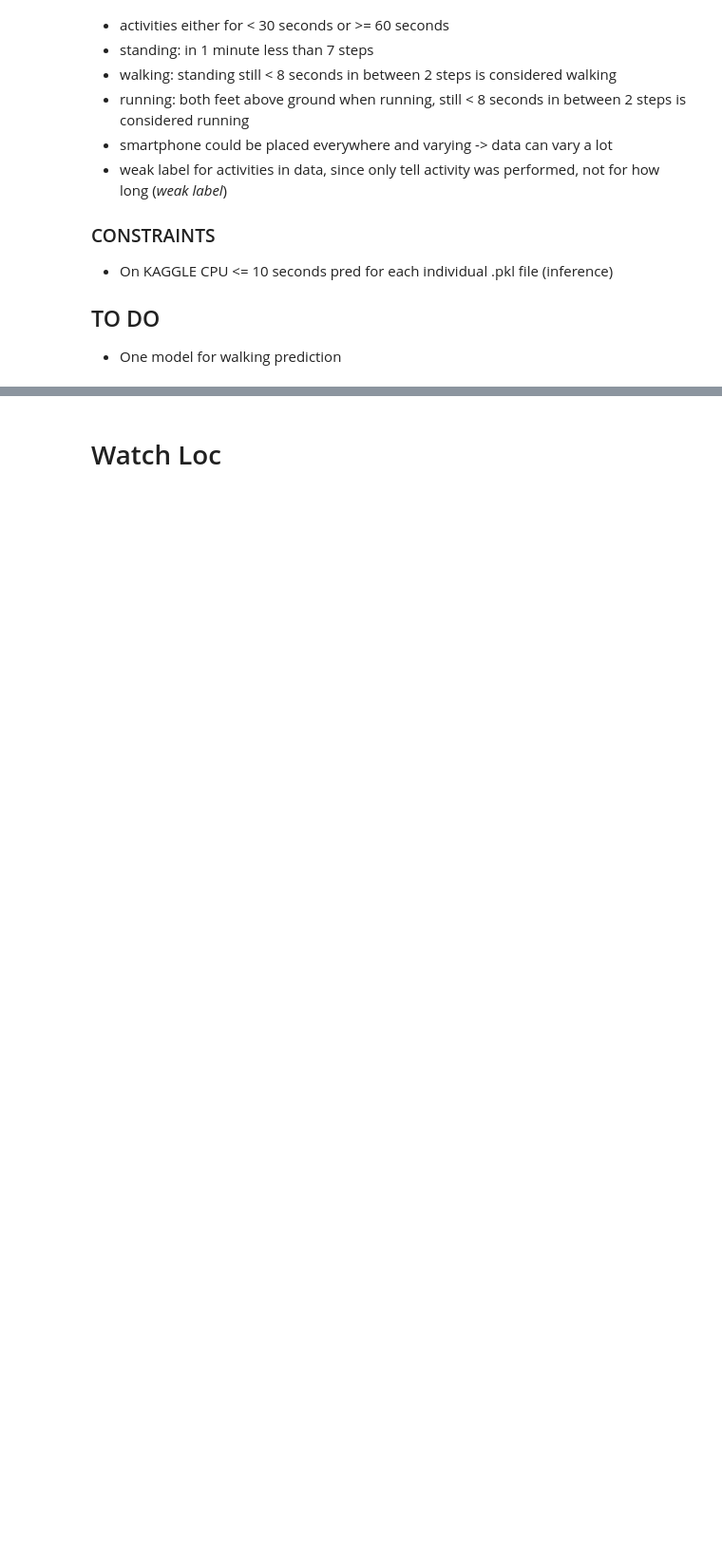
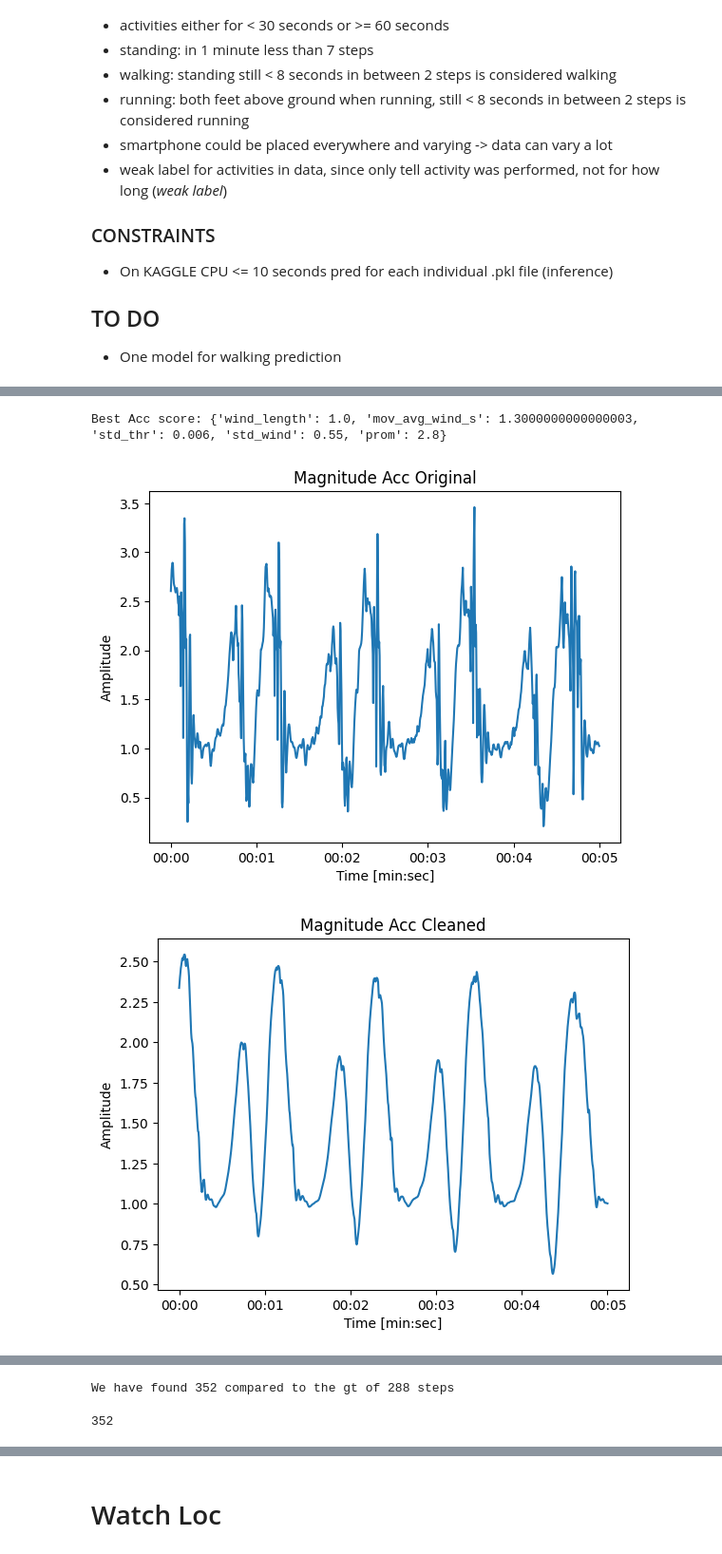
Before and after one commit to vstrozzi/mhealth2024, a Jupyter notebook: workspace.ipynb, the cells around one changed output, grey strips where cells are left out. Shown: that part at 95% size. Cells and saved outputs as stored; diff of their text form; code cells hidden in the pictures; blank space fills up the shorter version.

```diff
--- a/workspace.ipynb
+++ b/workspace.ipynb
@@ -223,0 +69,33 @@ Note: This change is only executed locally and not saved to the pkl file. Everyt
+# %%
+SAMPLING_RATE = 200
+# %%
+def plot_signal(signal, title, ylabel, sampling_rate=SAMPLING_RATE, peaks=[]):
+    x = np.linspace(0, len(signal) / sampling_rate, len(signal))
+    t = pd.to_datetime(x, unit='s')
+
+    fig, ax = plt.subplots()
+    ax.plot(t if len(peaks) == 0 else np.linspace(0, len(signal), len(signal)) , signal)
+    ax.set_title(title)
+    ax.set_xlabel('Time [min:sec]' if len(peaks) == 0 else "Indexes")
+    ax.set_ylabel(ylabel)
+    ax.xaxis.set_major_formatter(mdates.DateFormatter('%M:%S'))
+
+    # Plot peaks if given
+    if len(peaks) != 0:
+        plt.plot(peaks, signal[peaks], "x", color="green")
+    plt.show()
+# %%
+def get_signal_mag(ax, ay, az):
+
+    return (ax**2 + ay**2 + az**2)**0.5
+# %%
+# Get magnitude walk
+def get_signal_walk(path):
+    recording = Recording(path)
+
+    # Magnitude
+    magn = get_signal_mag(recording.data['ax'].values, recording.data['ay'].values,  recording.data['az'].values)
+
+    step_count = recording.labels["step_count"]
+
+    return magn, step_count if step_count != None else 0
@@ -223,0 +221,16 @@ Note: This change is only executed locally and not saved to the pkl file. Everyt
+# %%
+print('Best Acc score:', study.best_params)
+# %% [output]
+Best Acc score: {'wind_length': 1.0, 'mov_avg_wind_s': 1.3000000000000003, 'std_thr': 0.006, 'std_wind': 0.55, 'prom': 2.8}
+# %%
+path = "data/train/train_trace_014.pkl"
+
+
+sign, label = get_signal_walk(path)
+plot_window_start = 200*SAMPLING_RATE  # in seconds
+plot_window_end = 205*SAMPLING_RATE  # in seconds
+
+algo_walk(sign, label, show=True)
+# %% [output]
+[figure, added]
+[figure, added]
@@ -223,0 +242,2 @@ Note: This change is only executed locally and not saved to the pkl file. Everyt
+We have found 352 compared to the gt of 288 steps
+352
```
Also changed, not shown: parts of 59 cells of this notebook, 7 other files.
